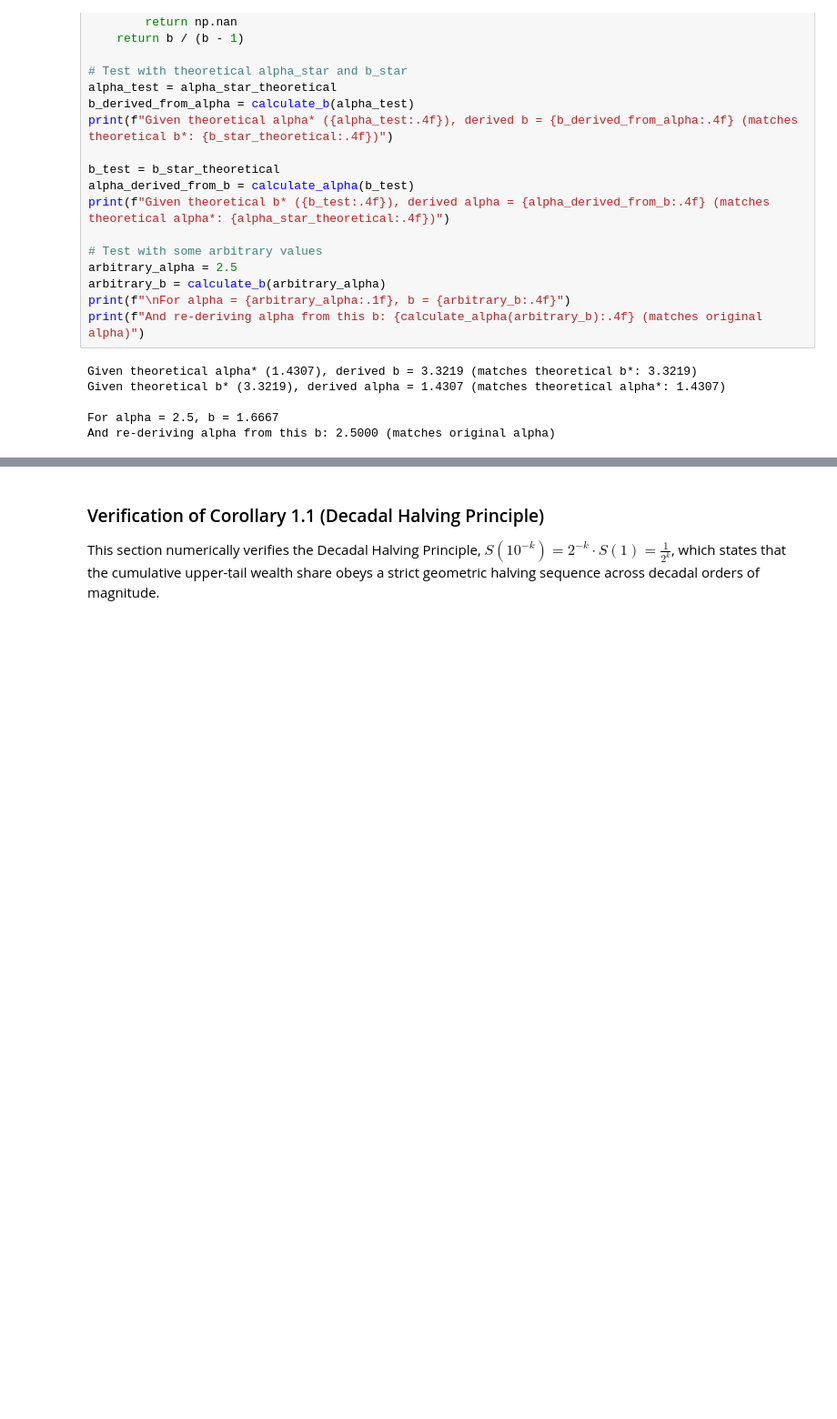
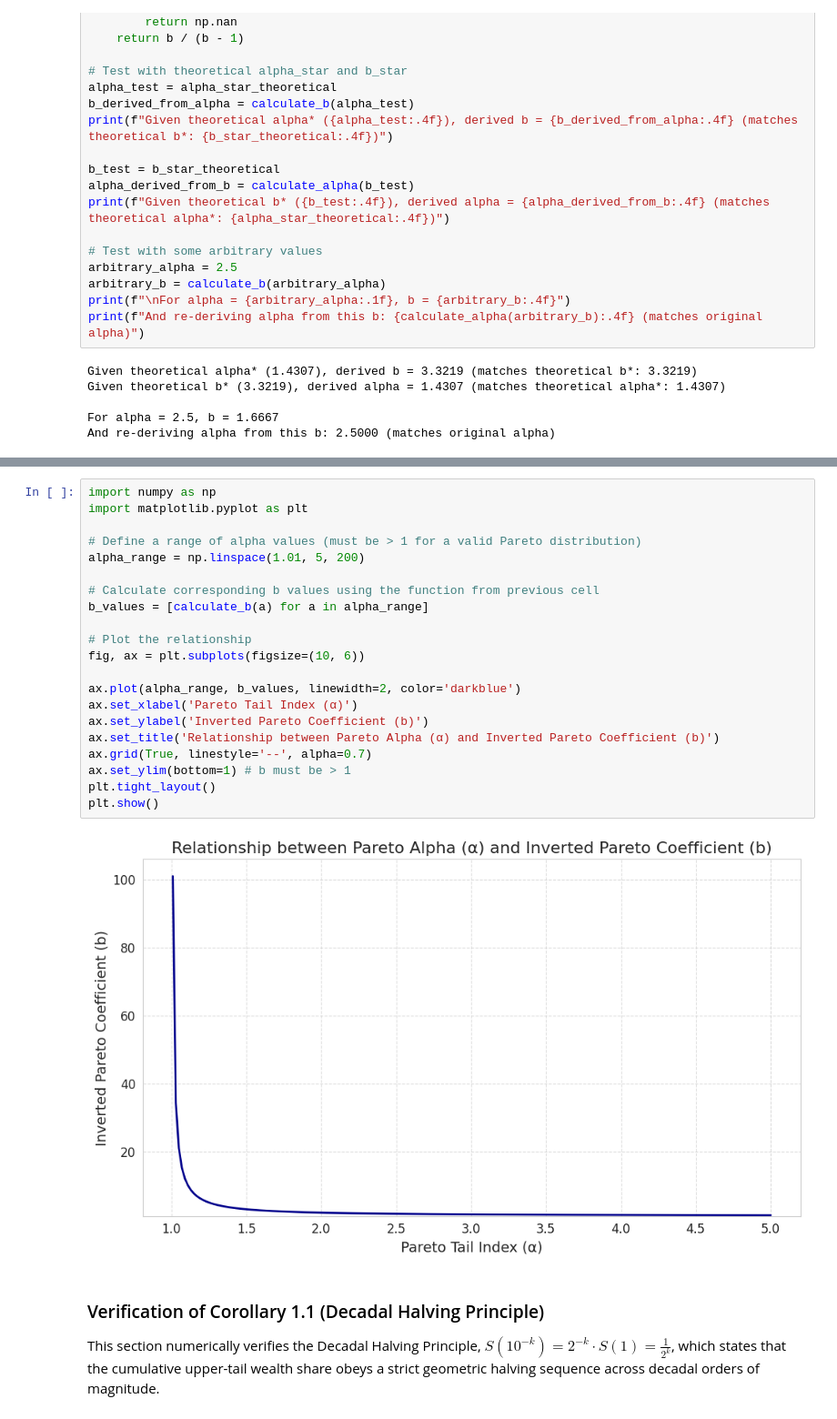
Before and after one commit to krbarrow/The-Decadal-Halving-Fixed-Point, a Jupyter notebook: The_Decadal_Halving_Fixed_Point.ipynb, the cells around one changed output, grey strips where cells are left out. Shown at 91% size. Saved outputs shown, nothing was run; the diff lists cells and outputs as text; blank space fills up the shorter version.

```diff
--- a/The_Decadal_Halving_Fixed_Point.ipynb
+++ b/The_Decadal_Halving_Fixed_Point.ipynb
@@ -114,3 +154,26 @@ And re-deriving alpha from this b: 2.5000 (matches original alpha)
+# %%
+import numpy as np
+import matplotlib.pyplot as plt
+
+# Define a range of alpha values (must be > 1 for a valid Pareto distribution)
+alpha_range = np.linspace(1.01, 5, 200)
+
+# Calculate corresponding b values using the function from previous cell
+b_values = [calculate_b(a) for a in alpha_range]
+
+# Plot the relationship
+fig, ax = plt.subplots(figsize=(10, 6))
+
+ax.plot(alpha_range, b_values, linewidth=2, color='darkblue')
+ax.set_xlabel('Pareto Tail Index (α)')
+ax.set_ylabel('Inverted Pareto Coefficient (b)')
+ax.set_title('Relationship between Pareto Alpha (α) and Inverted Pareto Coefficient (b)')
+ax.grid(True, linestyle='--', alpha=0.7)
+ax.set_ylim(bottom=1) # b must be > 1
+plt.tight_layout()
+plt.show()
+# %% [output]
+[figure, added]
 # %% [markdown]
 ### Verification of Corollary 1.1 (Decadal Halving Principle)
 
```
Also changed, not shown: parts of 15 cells of this notebook.
